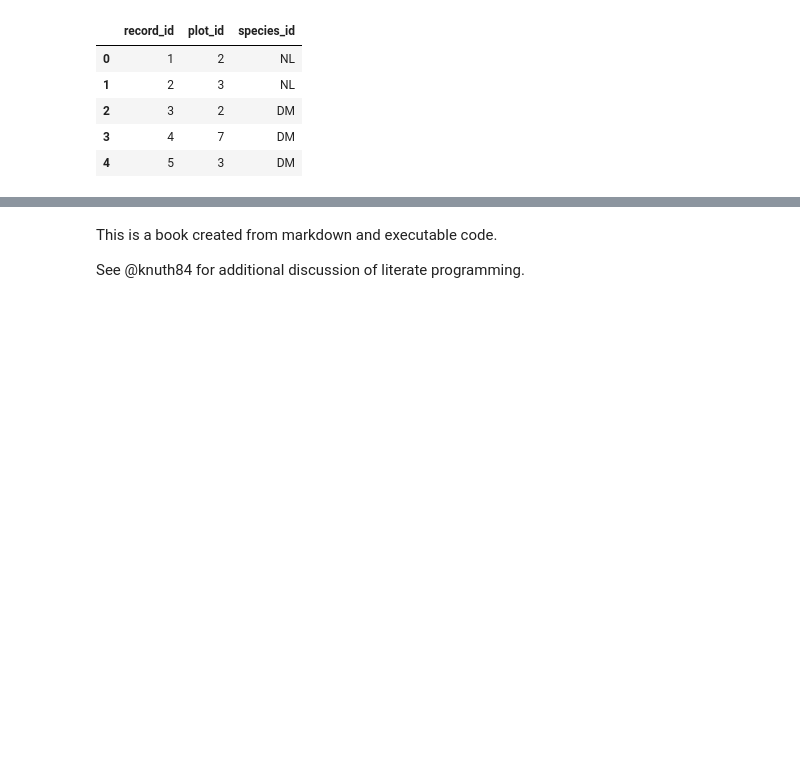
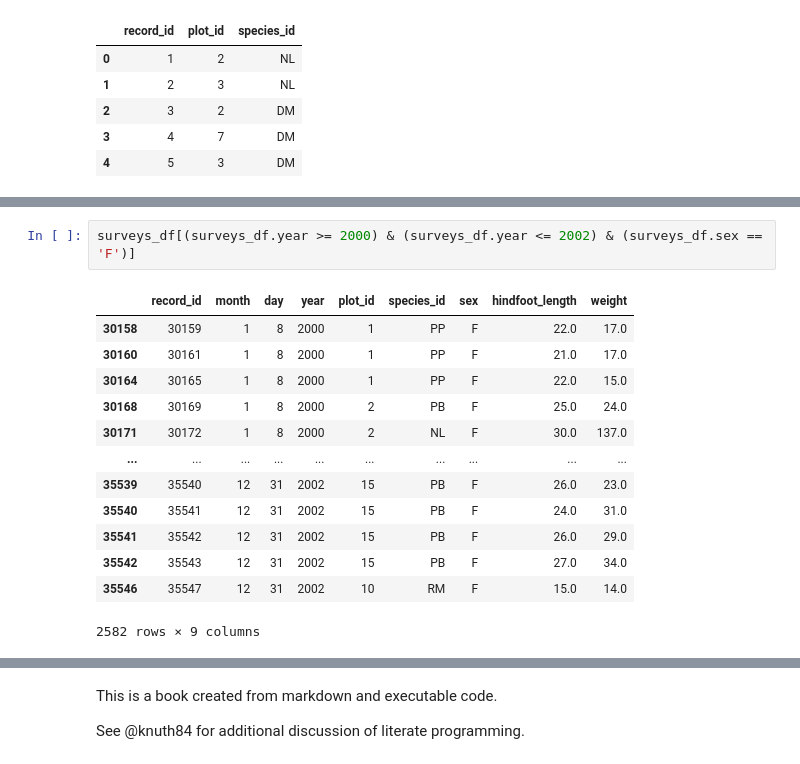
Before and after one commit to UtrechtUniversity/workshop-introduction-to-python, a Jupyter notebook: book/data-science-with-pandas.ipynb, the cells around one changed output, grey strips where cells are left out. Drawn from its saved outputs; the diff is of its cells as text; blank space fills up the shorter version.

```diff
--- a/book/data-science-with-pandas.ipynb
+++ b/book/data-science-with-pandas.ipynb
@@ -258,0 +351,16 @@ surveys_df_str_sel.head()
+# %%
+surveys_df[(surveys_df.year >= 2000) & (surveys_df.year <= 2002) & (surveys_df.sex == 'F')]
+# %% [output]
+|  | record_id | month | day | year | plot_id | species_id | sex | hindfoot_length | weight |
+| 30158 | 30159 | 1 | 8 | 2000 | 1 | PP | F | 22.0 | 17.0 |
+| 30160 | 30161 | 1 | 8 | 2000 | 1 | PP | F | 21.0 | 17.0 |
+| 30164 | 30165 | 1 | 8 | 2000 | 1 | PP | F | 22.0 | 15.0 |
+| 30168 | 30169 | 1 | 8 | 2000 | 2 | PB | F | 25.0 | 24.0 |
+| 30171 | 30172 | 1 | 8 | 2000 | 2 | NL | F | 30.0 | 137.0 |
+| ... | ... | ... | ... | ... | ... | ... | ... | ... | ... |
+| 35539 | 35540 | 12 | 31 | 2002 | 15 | PB | F | 26.0 | 23.0 |
+| 35540 | 35541 | 12 | 31 | 2002 | 15 | PB | F | 24.0 | 31.0 |
+| 35541 | 35542 | 12 | 31 | 2002 | 15 | PB | F | 26.0 | 29.0 |
+| 35542 | 35543 | 12 | 31 | 2002 | 15 | PB | F | 27.0 | 34.0 |
+| 35546 | 35547 | 12 | 31 | 2002 | 10 | RM | F | 15.0 | 14.0 |
+2582 rows × 9 columns
```
Also changed, not shown: parts of 14 cells of this notebook.
